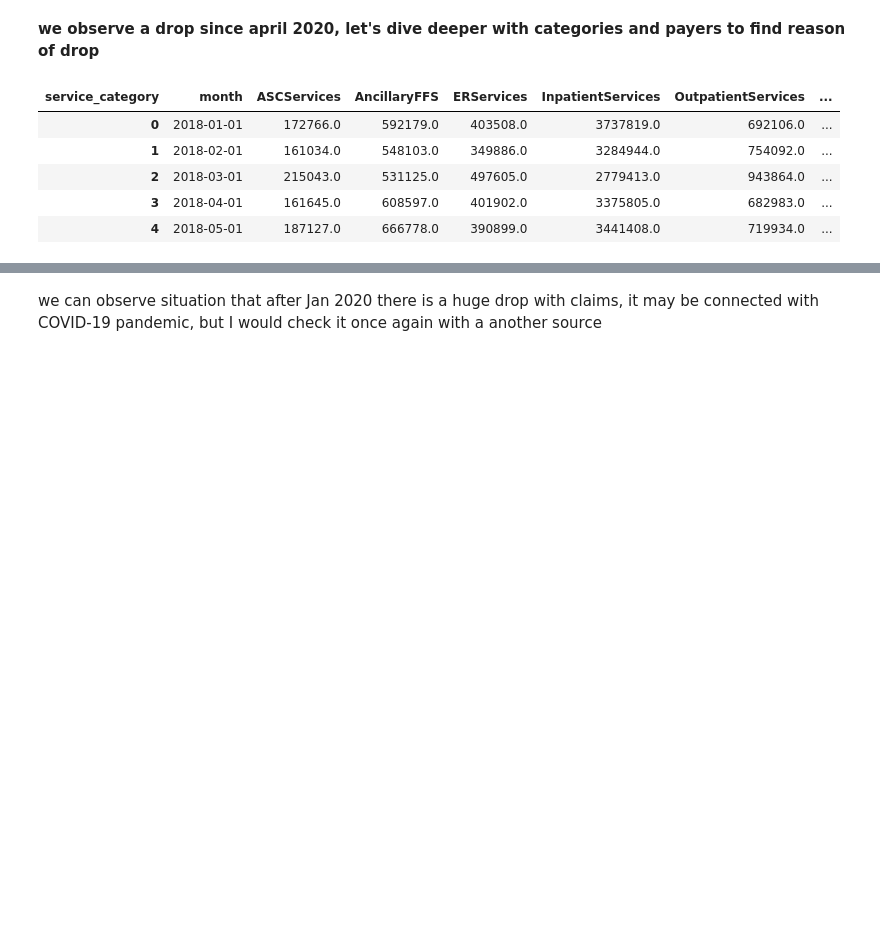
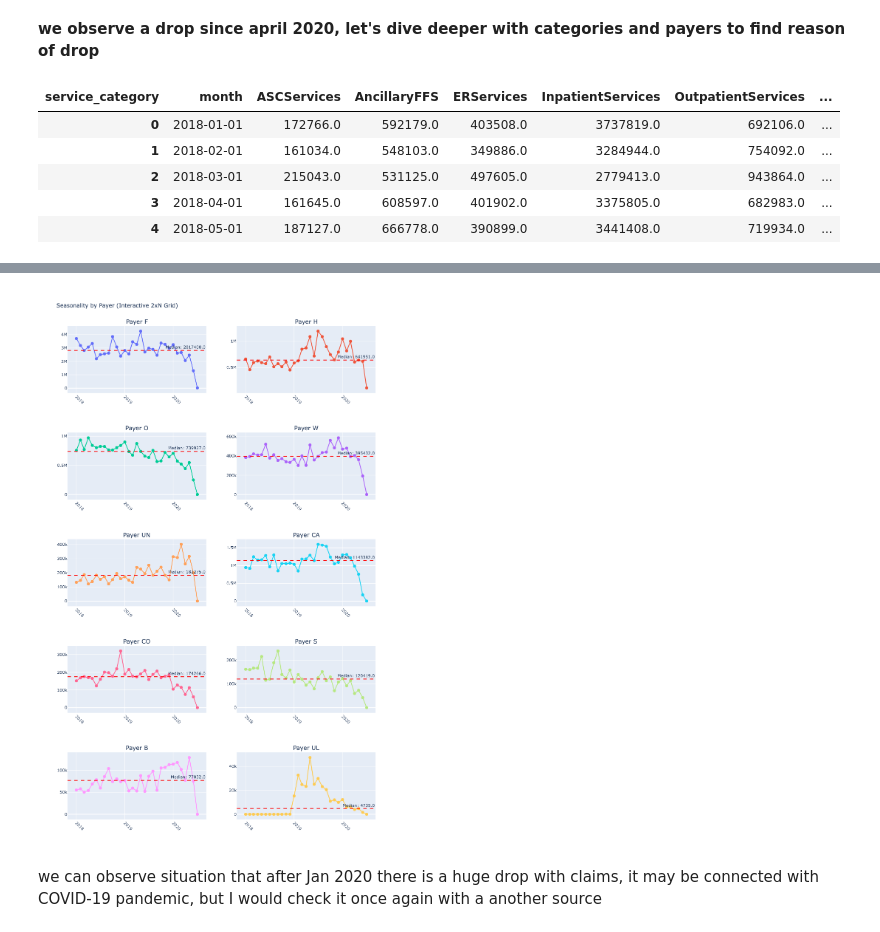
Before and after one commit to maxegorovpt/da_portfolio, a Jupyter notebook: 01_business_cases/claims_trends/claims_eda.ipynb, the cells around one changed output, grey strips where cells are left out. Drawn from its saved outputs; the diff is of its cells as text; code cells hidden in the pictures; blank space fills up the shorter version.

```diff
--- a/01_business_cases/claims_trends/claims_eda.ipynb
+++ b/01_business_cases/claims_trends/claims_eda.ipynb
@@ -883,19 +891,3 @@ df_season_payers.head()
 | 2 | 2018-03-01 | 50353.0 | 1251597.0 | 175645.0 | 2817408.0 | 594198.0 | 771667.0 | 166517.0 | 0.0 | 187247.0 | 421535.0 |
 | 3 | 2018-04-01 | 54043.0 | 1159421.0 | 169775.0 | 3069467.0 | 624561.0 | 973059.0 | 166586.0 | 0.0 | 120975.0 | 410150.0 |
 | 4 | 2018-05-01 | 68888.0 | 1166791.0 | 165777.0 | 3333757.0 | 593914.0 | 842361.0 | 215460.0 | 0.0 | 137475.0 | 412909.0 |
-# %%
-for i in df['payer'].unique():
-    plt.figure(figsize=(10,5))
-    x = df_season_payers['month']
-    y1 = df_season_payers[i]
-
-    plt.title(i)
-    plt.plot(x, y1, marker='o', label = 'total_paid')
-
-    # Calculate the median of 'total_paid'
-    median_value = df_season_payers[i].median()
-    plt.axhline(median_value, color='r', linestyle='--', label='Median')
-
-    plt.legend(loc = 'lower left')
-    plt.grid()
-    plt.show()
@@ -913,3 +894,37 @@ for i in df['payer'].unique():
+# %%
+payer_names = df['payer'].unique()
+n_payers = len(payer_names)
+cols = 2
+rows = -(-n_payers // cols)  # Ceiling division
+
+fig = make_subplots(rows=rows, cols=cols,
+                   subplot_titles=payer_names,
+                   vertical_spacing=0.08)
+
+for idx, payer in enumerate(payer_names):
+    row = idx // cols + 1
+    col = idx % cols + 1
+
+    y1 = df_season_payers[payer]
+    median_value = y1.median()
+
+    fig.add_trace(go.Scatter(x=df_season_payers['month'], y=y1,
+                            mode='lines+markers',
+                            name=f'{payer} (median {median_value:.1f})',
+                            showlegend=False,
+                            marker=dict(size=8)), row=row, col=col)
+
+    fig.add_hline(y=median_value, line_dash="dash",
+                  line_color="red", row=row, col=col,
+                  annotation_text=f"Median: {median_value:.1f}")
+
+fig.update_layout(height=300*rows, width=1200,
+                 title_text="Seasonality by Payer (Interactive 2xN Grid)",
+                 font=dict(size=11))
+fig.update_xaxes(tickangle=45)
+fig.show()
+# %% [output]
+[figure, added]
 # %% [markdown]
 we can observe situation that after Jan 2020 there is a huge drop with claims, it may be connected with COVID-19 pandemic, but I would check it once again with a another source
 # %% [markdown]
```
Also changed, not shown: parts of 9 cells of this notebook.
